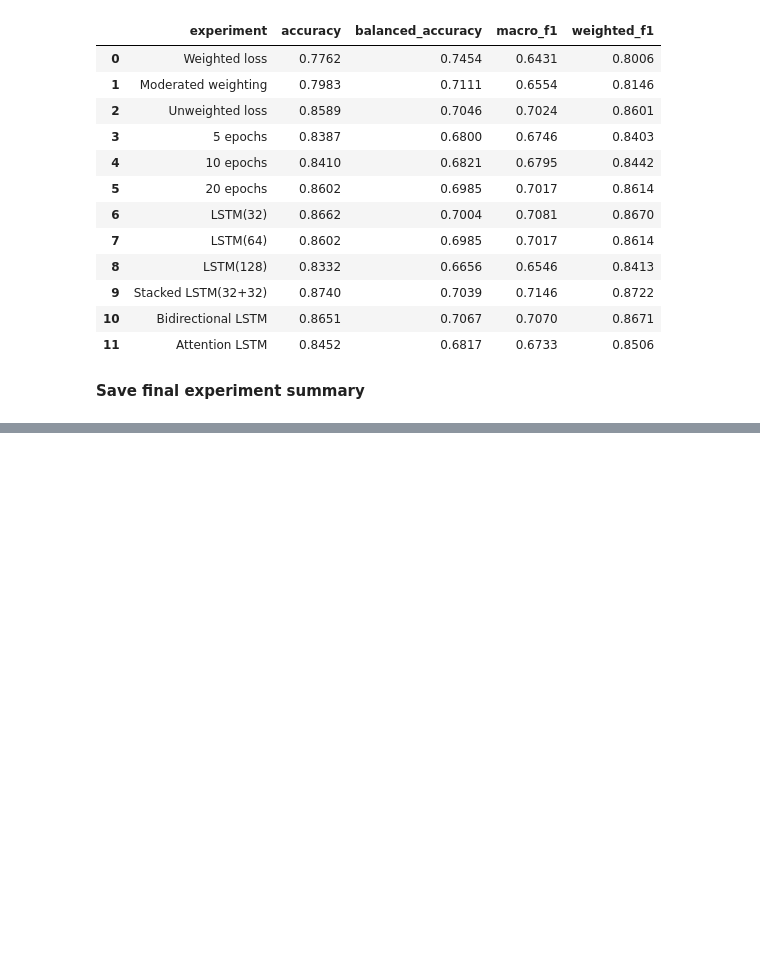
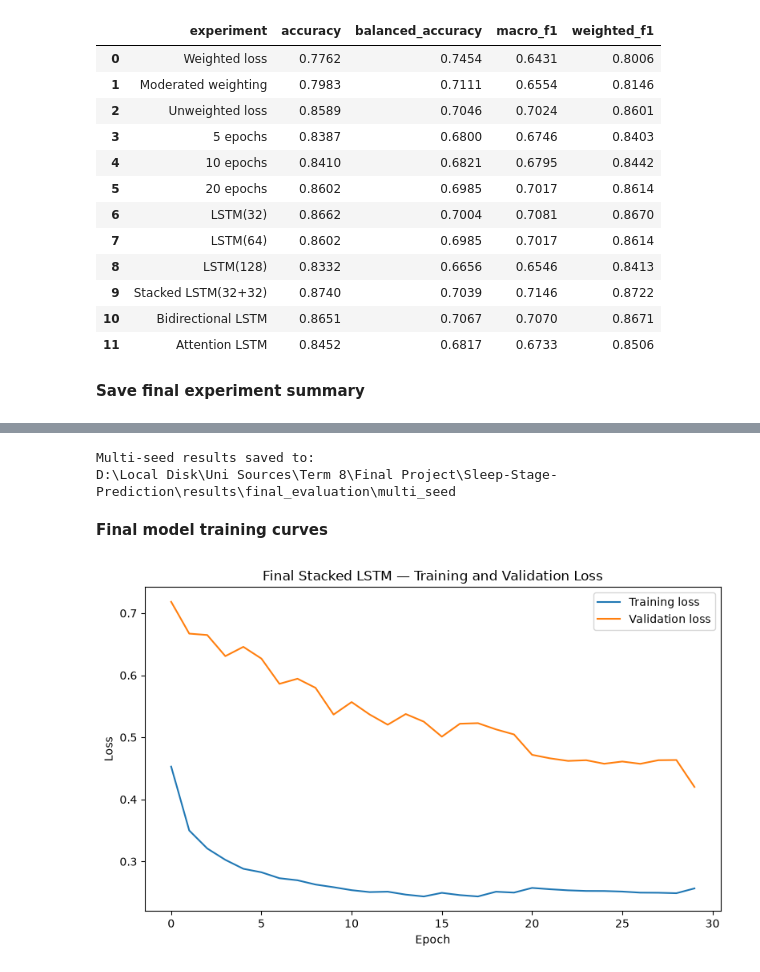
Before and after one commit to ThePral/Sleep-Stage-Prediction, a Jupyter notebook: notebooks/04_final_evaluation.ipynb, the cells around one changed output, grey strips where cells are left out. Cells and saved outputs as stored; diff of their text form; code cells hidden in the pictures; blank space fills up the shorter version.

Commit message:
updated final evaluation notebook

```diff
--- a/notebooks/04_final_evaluation.ipynb
+++ b/notebooks/04_final_evaluation.ipynb
@@ -796,0 +915,6 @@ def run_final_seed_experiment(seed):
+# %%
+model_seed_42, history_seed_42 = (
+    train_final_model_with_seed(
+        42
+    )
+)
@@ -796,0 +1199,73 @@ def run_final_seed_experiment(seed):
+# %%
+STABILITY_DIR = (
+    PROJECT_ROOT
+    / "results"
+    / "final_evaluation"
+    / "multi_seed"
+)
+
+STABILITY_DIR.mkdir(
+    parents=True,
+    exist_ok=True,
+)
+
+seed_results_df.to_csv(
+    STABILITY_DIR
+    / "seed_results.csv",
+    index=False,
+)
+
+seed_statistics.to_csv(
+    STABILITY_DIR
+    / "seed_statistics.csv"
+)
+
+per_seed_class_f1_df.to_csv(
+    STABILITY_DIR
+    / "per_seed_class_f1.csv",
+    index=False,
+)
+
+print(
+    "Multi-seed results saved to:"
+)
+
+print(
+    STABILITY_DIR
+)
+# %% [output]
+Multi-seed results saved to:
+D:\Local Disk\Uni Sources\Term 8\Final Project\Sleep-Stage-Prediction\results\final_evaluation\multi_seed
+# %% [markdown]
+**Final model training curves**
+# %%
+history_df = pd.DataFrame(
+    history_seed_42.history
+)
+
+fig, ax = plt.subplots(
+    figsize=(8, 5)
+)
+
+ax.plot(
+    history_df["loss"],
+    label="Training loss",
+)
+
+ax.plot(
+    history_df["val_loss"],
+    label="Validation loss",
+)
+
+ax.set_xlabel("Epoch")
+ax.set_ylabel("Loss")
+ax.set_title(
+    "Final Stacked LSTM — Training and Validation Loss"
+)
+
+ax.legend()
+
+plt.tight_layout()
+plt.show()
+# %% [output]
+[figure, added]
```
Also changed, not shown: parts of 21 cells of this notebook, 3 other files.
